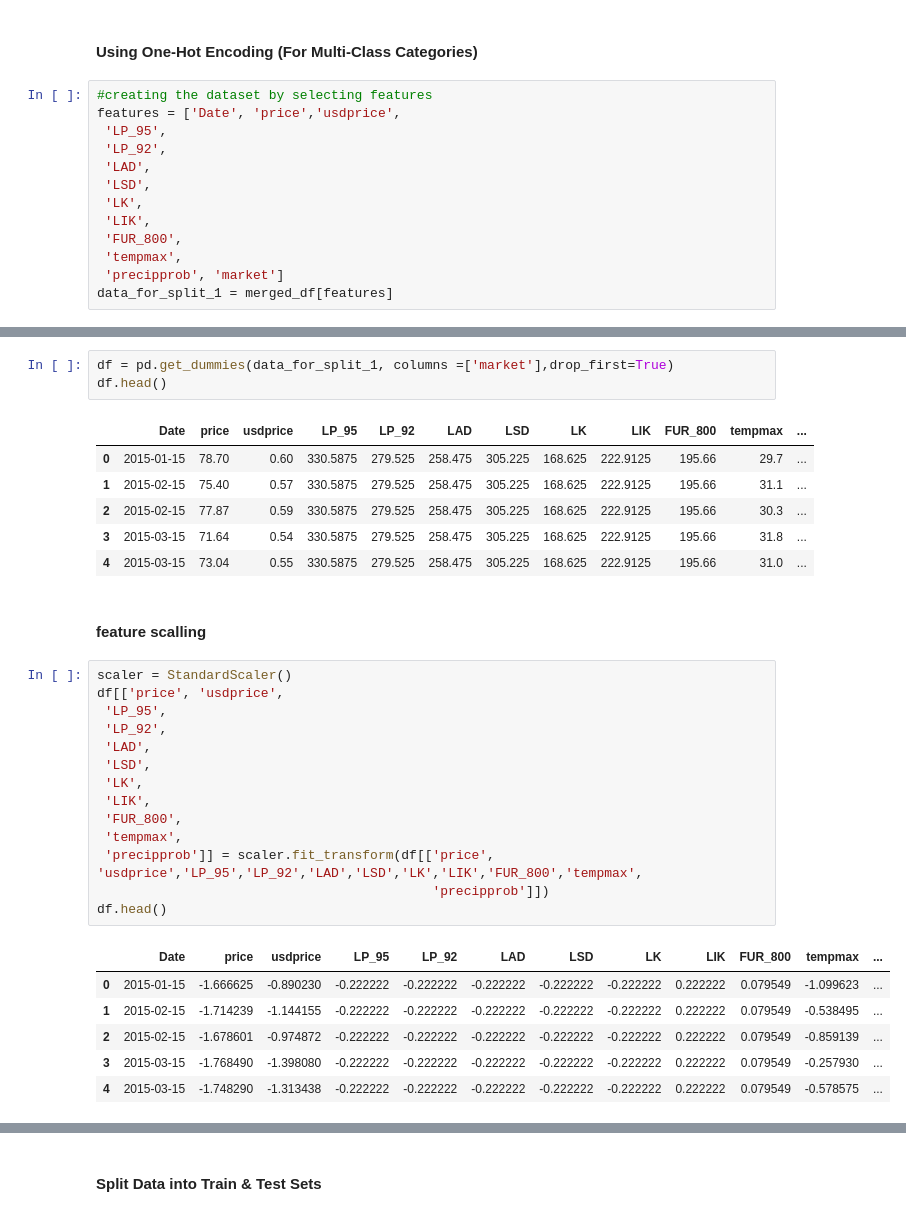
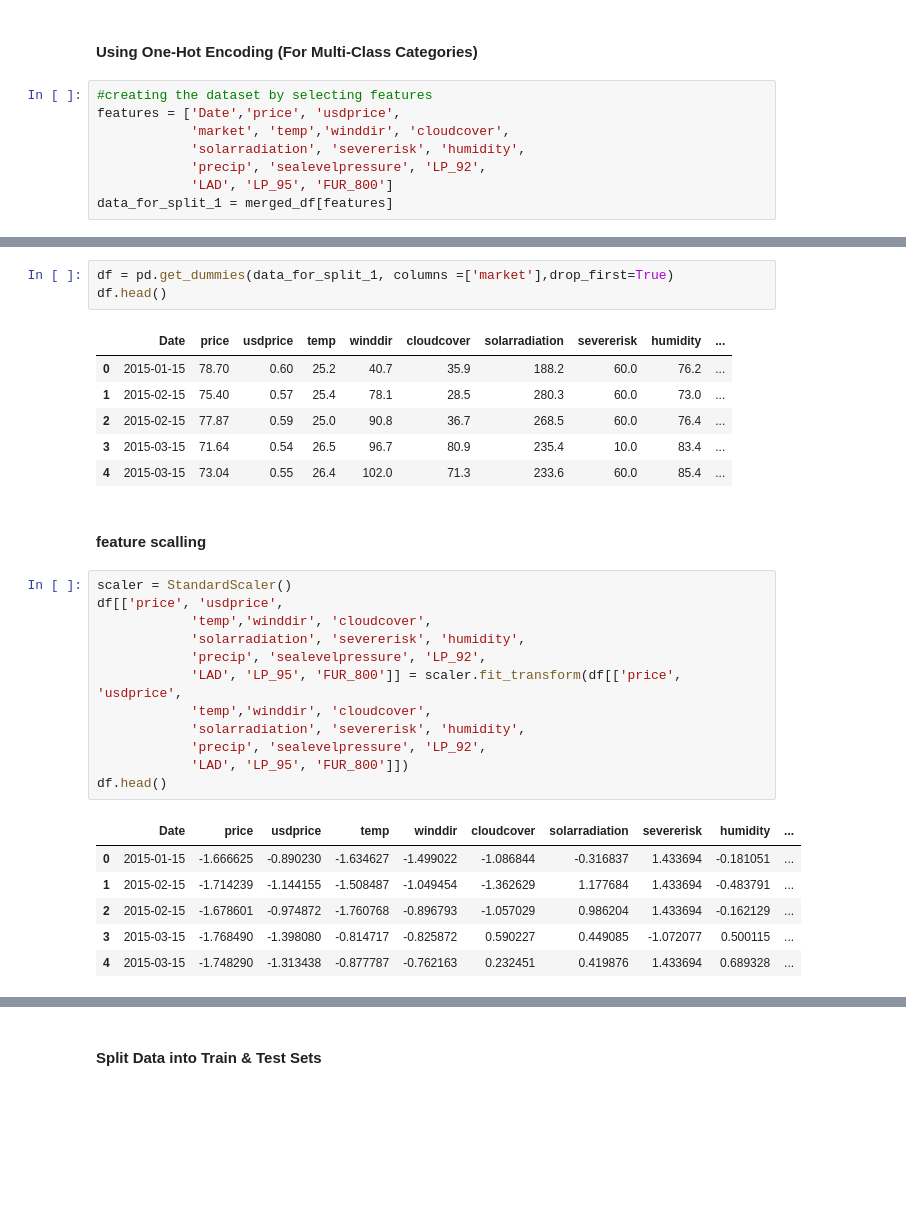
Before and after one commit to DVIlangamge/FYP--Rice-Price-Volatility-Analysis-and-Forecasting, a Jupyter notebook: FYP.ipynb, the cells around one changed output, grey strips where cells are left out. Saved outputs shown, nothing was run; the diff lists cells and outputs as text; blank space fills up the shorter version.

```diff
--- a/FYP.ipynb
+++ b/FYP.ipynb
@@ -2536,16 +2543,11 @@ print('The Average Cross Validation Score is',np.round(np.mean(SVReg_model_score
 #### Using One-Hot Encoding (For Multi-Class Categories)
 # %%
 #creating the dataset by selecting features
-features = ['Date', 'price','usdprice',
- 'LP_95',
- 'LP_92',
- 'LAD',
- 'LSD',
- 'LK',
- 'LIK',
- 'FUR_800',
- 'tempmax',
- 'precipprob', 'market']
+features = ['Date','price', 'usdprice',
+            'market', 'temp','winddir', 'cloudcover',
+            'solarradiation', 'severerisk', 'humidity',
+            'precip', 'sealevelpressure', 'LP_92',
+            'LAD', 'LP_95', 'FUR_800']
 data_for_split_1 = merged_df[features]
 # %%
 data_for_split_1.info()
@@ -2606,35 +2605,33 @@ plt.show()
 df = pd.get_dummies(data_for_split_1, columns =['market'],drop_first=True)
 df.head()
 # %% [output]
-|  | Date | price | usdprice | LP_95 | LP_92 | LAD | LSD | LK | LIK | FUR_800 | tempmax | ... |
-| 0 | 2015-01-15 | 78.70 | 0.60 | 330.5875 | 279.525 | 258.475 | 305.225 | 168.625 | 222.9125 | 195.66 | 29.7 | ... |
-| 1 | 2015-02-15 | 75.40 | 0.57 | 330.5875 | 279.525 | 258.475 | 305.225 | 168.625 | 222.9125 | 195.66 | 31.1 | ... |
-| 2 | 2015-02-15 | 77.87 | 0.59 | 330.5875 | 279.525 | 258.475 | 305.225 | 168.625 | 222.9125 | 195.66 | 30.3 | ... |
-| 3 | 2015-03-15 | 71.64 | 0.54 | 330.5875 | 279.525 | 258.475 | 305.225 | 168.625 | 222.9125 | 195.66 | 31.8 | ... |
-| 4 | 2015-03-15 | 73.04 | 0.55 | 330.5875 | 279.525 | 258.475 | 305.225 | 168.625 | 222.9125 | 195.66 | 31.0 | ... |
+|  | Date | price | usdprice | temp | winddir | cloudcover | solarradiation | severerisk | humidity | ... |
+| 0 | 2015-01-15 | 78.70 | 0.60 | 25.2 | 40.7 | 35.9 | 188.2 | 60.0 | 76.2 | ... |
+| 1 | 2015-02-15 | 75.40 | 0.57 | 25.4 | 78.1 | 28.5 | 280.3 | 60.0 | 73.0 | ... |
+| 2 | 2015-02-15 | 77.87 | 0.59 | 25.0 | 90.8 | 36.7 | 268.5 | 60.0 | 76.4 | ... |
+| 3 | 2015-03-15 | 71.64 | 0.54 | 26.5 | 96.7 | 80.9 | 235.4 | 10.0 | 83.4 | ... |
+| 4 | 2015-03-15 | 73.04 | 0.55 | 26.4 | 102.0 | 71.3 | 233.6 | 60.0 | 85.4 | ... |
 # %% [markdown]
 #### feature scalling
 # %%
 scaler = StandardScaler()
 df[['price', 'usdprice',
- 'LP_95',
- 'LP_92',
- 'LAD',
- 'LSD',
- 'LK',
- 'LIK',
- 'FUR_800',
- 'tempmax',
- 'precipprob']] = scaler.fit_transform(df[['price', 'usdprice','LP_95','LP_92','LAD','LSD','LK','LIK','FUR_800','tempmax',
-                                           'precipprob']])
+            'temp','winddir', 'cloudcover',
+            'solarradiation', 'severerisk', 'humidity',
+            'precip', 'sealevelpressure', 'LP_92',
+            'LAD', 'LP_95', 'FUR_800']] = scaler.fit_transform(df[['price', 'usdprice',
+            'temp','winddir', 'cloudcover',
+            'solarradiation', 'severerisk', 'humidity',
+            'precip', 'sealevelpressure', 'LP_92',
+            'LAD', 'LP_95', 'FUR_800']])
 df.head()
 # %% [output]
-|  | Date | price | usdprice | LP_95 | LP_92 | LAD | LSD | LK | LIK | FUR_800 | tempmax | ... |
-| 0 | 2015-01-15 | -1.666625 | -0.890230 | -0.222222 | -0.222222 | -0.222222 | -0.222222 | -0.222222 | 0.222222 | 0.079549 | -1.099623 | ... |
-| 1 | 2015-02-15 | -1.714239 | -1.144155 | -0.222222 | -0.222222 | -0.222222 | -0.222222 | -0.222222 | 0.222222 | 0.079549 | -0.538495 | ... |
-| 2 | 2015-02-15 | -1.678601 | -0.974872 | -0.222222 | -0.222222 | -0.222222 | -0.222222 | -0.222222 | 0.222222 | 0.079549 | -0.859139 | ... |
-| 3 | 2015-03-15 | -1.768490 | -1.398080 | -0.222222 | -0.222222 | -0.222222 | -0.222222 | -0.222222 | 0.222222 | 0.079549 | -0.257930 | ... |
-| 4 | 2015-03-15 | -1.748290 | -1.313438 | -0.222222 | -0.222222 | -0.222222 | -0.222222 | -0.222222 | 0.222222 | 0.079549 | -0.578575 | ... |
+|  | Date | price | usdprice | temp | winddir | cloudcover | solarradiation | severerisk | humidity | ... |
+| 0 | 2015-01-15 | -1.666625 | -0.890230 | -1.634627 | -1.499022 | -1.086844 | -0.316837 | 1.433694 | -0.181051 | ... |
+| 1 | 2015-02-15 | -1.714239 | -1.144155 | -1.508487 | -1.049454 | -1.362629 | 1.177684 | 1.433694 | -0.483791 | ... |
+| 2 | 2015-02-15 | -1.678601 | -0.974872 | -1.760768 | -0.896793 | -1.057029 | 0.986204 | 1.433694 | -0.162129 | ... |
+| 3 | 2015-03-15 | -1.768490 | -1.398080 | -0.814717 | -0.825872 | 0.590227 | 0.449085 | -1.072077 | 0.500115 | ... |
+| 4 | 2015-03-15 | -1.748290 | -1.313438 | -0.877787 | -0.762163 | 0.232451 | 0.419876 | 1.433694 | 0.689328 | ... |
 # %%
 df.info()
 # %% [output]
```
Also changed, not shown: parts of 71 cells of this notebook.
